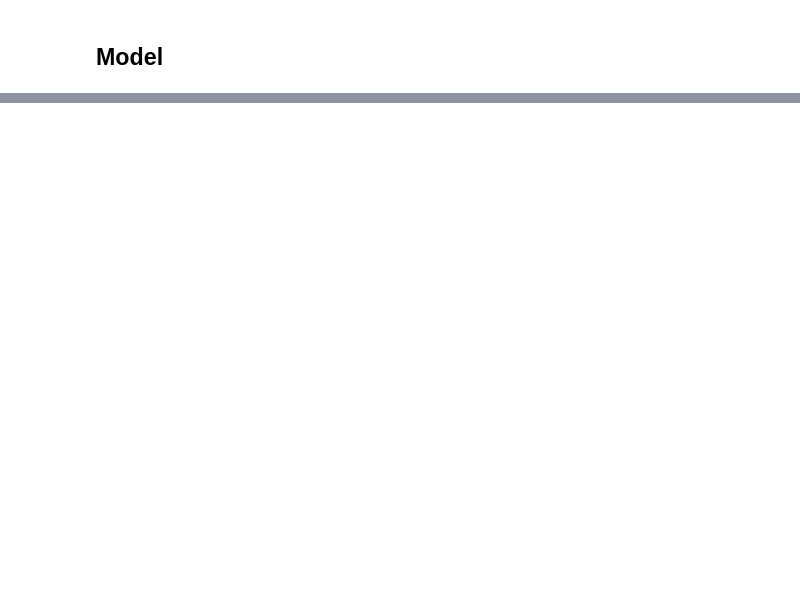
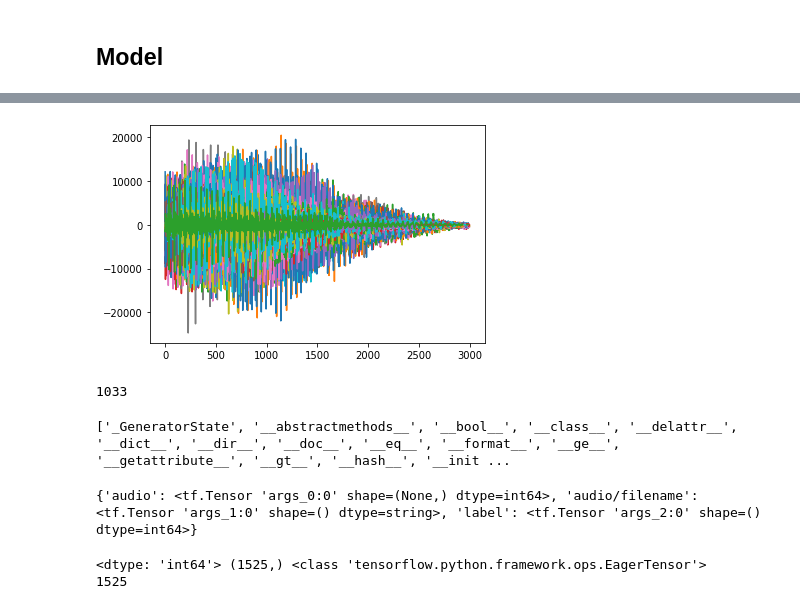
Before and after one commit to hseghetto/PICME, a Jupyter notebook: melgan.ipynb, the cells around one changed output, grey strips where cells are left out. Saved outputs shown, nothing was run; the diff lists cells and outputs as text; code cells hidden in the pictures; blank space fills up the shorter version.

```diff
--- a/melgan.ipynb
+++ b/melgan.ipynb
@@ -83,0 +141,2 @@ class WeightNorm():
+# %%
+data = tfds.load("spoken_digit", split = "train", shuffle_files="true")
@@ -83,0 +151,8 @@ class WeightNorm():
+# %%
+for i in data:
+    print(i.get("audio").shape)
+    print(i.keys())
+    print(i.values())
+    print(type(i))
+    print(dir(i))
+    break
@@ -83,0 +165,34 @@ class WeightNorm():
+# %%
+l = []
+for i in data:
+    if(len(i["audio"])<3000):
+        l.append(i.get("audio"))
+        plt.plot(l[-1])
+# %% [output]
+[figure, added]
+# %%
+print(len(l))
+# %% [output]
+1033
+# %%
+print(dir(data))
+# %% [output]
+['_GeneratorState', '__abstractmethods__', '__bool__', '__class__', '__delattr__', '__dict__', '__dir__', '__doc__', '__eq__', '__format__', '__ge__', '__getattribute__', '__gt__', '__hash__', '__init ...
+# %%
+def func(i):
+    print(i)
+
+    return i
+
+data = data.map(func)
+# %% [output]
+{'audio': <tf.Tensor 'args_0:0' shape=(None,) dtype=int64>, 'audio/filename': <tf.Tensor 'args_1:0' shape=() dtype=string>, 'label': <tf.Tensor 'args_2:0' shape=() dtype=int64>}
+# %%
+for i in data:
+    print(i.get("audio").dtype,i.get("audio").shape,type(i.get("audio")))
+    print(i["audio"].shape[0])
+    tf.slice(i["audio"],[0],[1000])
+    break
+# %% [output]
+<dtype: 'int64'> (1525,) <class 'tensorflow.python.framework.ops.EagerTensor'>
+1525
```
Also changed, not shown: parts of 7 cells of this notebook, 6 other files.
